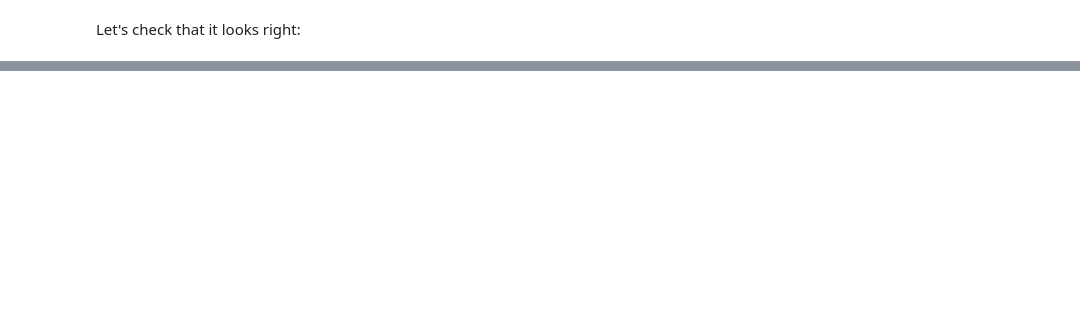
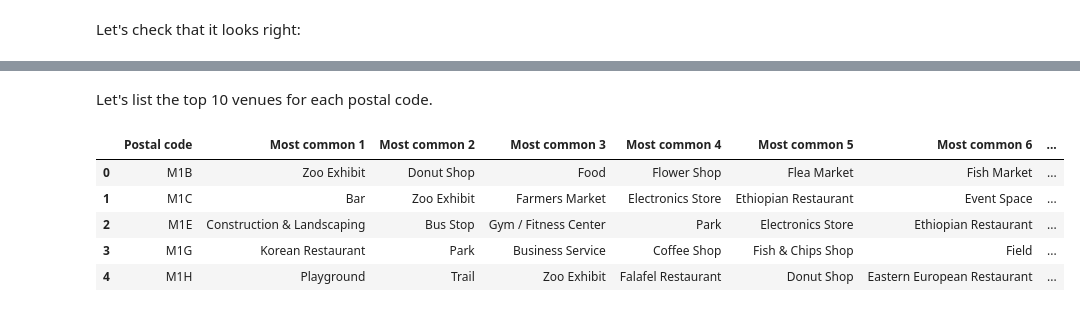
Before and after one commit to ssahla/Coursera_Capstone, a Jupyter notebook: Toronto Neighborhoods.ipynb, the cells around one changed output, grey strips where cells are left out. Saved outputs shown, nothing was run; the diff lists cells and outputs as text; code cells hidden in the pictures; blank space fills up the shorter version.

```diff
--- a/Toronto Neighborhoods.ipynb
+++ b/Toronto Neighborhoods.ipynb
@@ -71,0 +127,4 @@ nbrs.head()
+# %%
+CLIENT_ID = 'FT1PQUXPHAHMRO2TFZYPVSTR01FEFMIK1TYWBKEG1H3ARI4N' # your Foursquare ID
+CLIENT_SECRET = '3VHE41ATGOMRT5FGTWLLYC2NLK5SJ3V0QXS1LVGYTQ4K5TEB' # your Foursquare Secret
+VERSION = '20180605' # Foursquare API version
@@ -71,0 +186,13 @@ nbrs.head()
+# %%
+# one hot encoding
+onehot = pd.get_dummies(toronto_venues[['Venue Category']], prefix="", prefix_sep="")
+
+# add postal code column back to dataframe
+onehot['Postal code'] = toronto_venues['Postal code']
+
+# move postal code column to the first column
+fixed_columns = [onehot.columns[-1]] + list(onehot.columns[:-1])
+onehot = onehot[fixed_columns]
+
+toronto_grouped = onehot.groupby('Postal code').mean().reset_index()
+toronto_grouped
@@ -71,0 +218,30 @@ nbrs.head()
+# %% [markdown]
+Let's list the top 10 venues for each postal code.
+# %%
+def return_most_common_venues(row, num_top_venues):
+    row_categories = row.iloc[1:]
+    row_categories_sorted = row_categories.sort_values(ascending=False)
+
+    return row_categories_sorted.index.values[0:num_top_venues]
+
+num_top_venues = 10
+
+columns = ['Postal code']
+for ind in np.arange(num_top_venues):
+    columns.append('Most common {}'.format(ind + 1))
+
+# create a new dataframe
+postalcode_venues_sorted = pd.DataFrame(columns=columns)
+postalcode_venues_sorted['Postal code'] = toronto_grouped['Postal code']
+
+for ind in np.arange(toronto_grouped.shape[0]):
+    postalcode_venues_sorted.iloc[ind, 1:] = return_most_common_venues(toronto_grouped.iloc[ind, :], num_top_venues)
+
+postalcode_venues_sorted.head()
+# %% [output]
+|  | Postal code | Most common 1 | Most common 2 | Most common 3 | Most common 4 | Most common 5 | Most common 6 | ... |
+| 0 | M1B | Zoo Exhibit | Donut Shop | Food | Flower Shop | Flea Market | Fish Market | ... |
+| 1 | M1C | Bar | Zoo Exhibit | Farmers Market | Electronics Store | Ethiopian Restaurant | Event Space | ... |
+| 2 | M1E | Construction & Landscaping | Bus Stop | Gym / Fitness Center | Park | Electronics Store | Ethiopian Restaurant | ... |
+| 3 | M1G | Korean Restaurant | Park | Business Service | Coffee Shop | Fish & Chips Shop | Field | ... |
+| 4 | M1H | Playground | Trail | Zoo Exhibit | Falafel Restaurant | Donut Shop | Eastern European Restaurant | ... |
```
Also changed, not shown: parts of 32 cells of this notebook.
